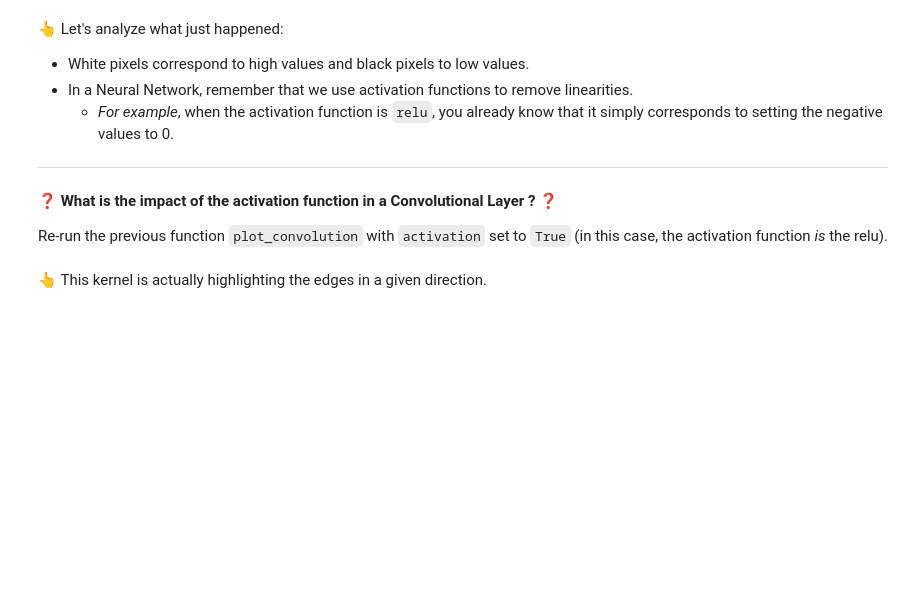
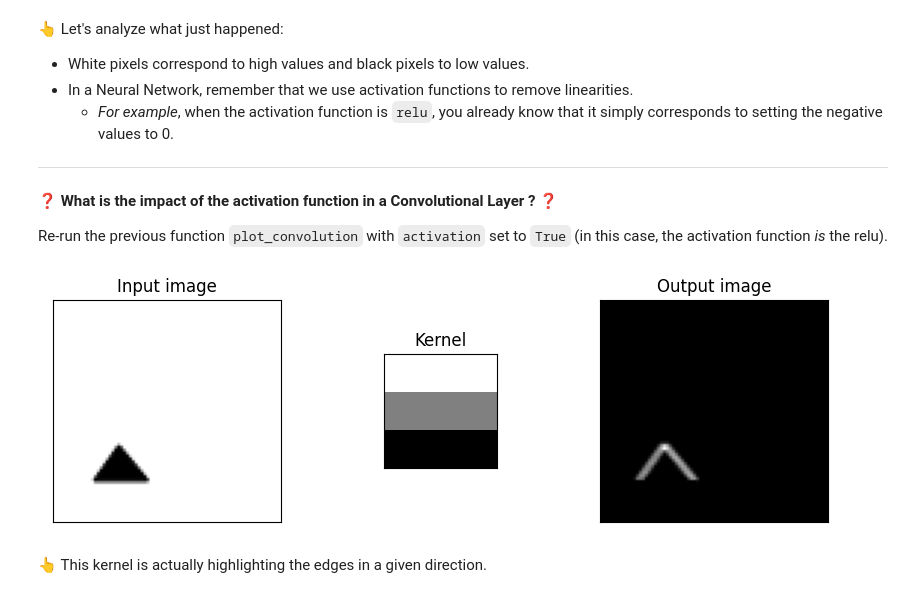
Before and after one commit to yleniafedi/data-intuition-on-convolutions, a Jupyter notebook: intuitions_on_convolutions.ipynb, the cells around one changed output. Cells and saved outputs as stored; diff of their text form; code cells hidden in the pictures; blank space fills up the shorter version.

```diff
--- a/intuitions_on_convolutions.ipynb
+++ b/intuitions_on_convolutions.ipynb
@@ -233,3 +250,7 @@ Re-run the previous function `plot_convolution` with `activation` set to `True`
+# %%
+plot_convolution(X[0], kernel_1, activation=True)
+# %% [output]
+[figure, added]
 # %% [markdown]
 👆 This kernel is actually highlighting the edges in a given direction.
 # %% [markdown]
```
Also changed, not shown: parts of 56 cells of this notebook.
